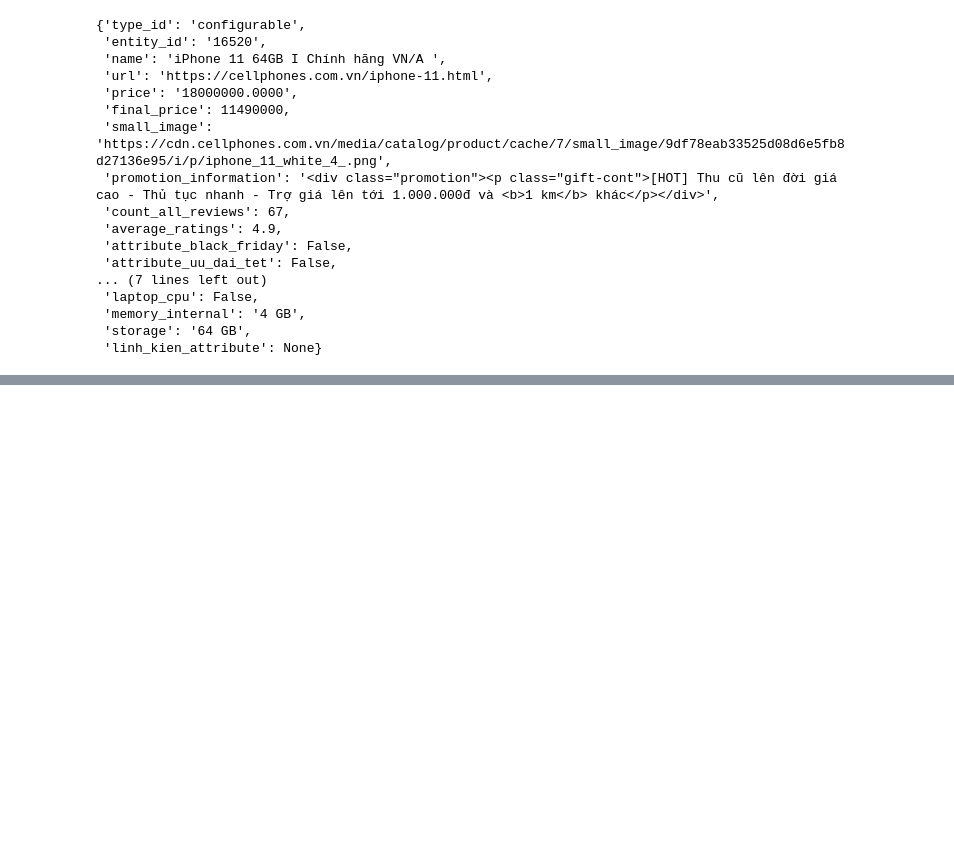
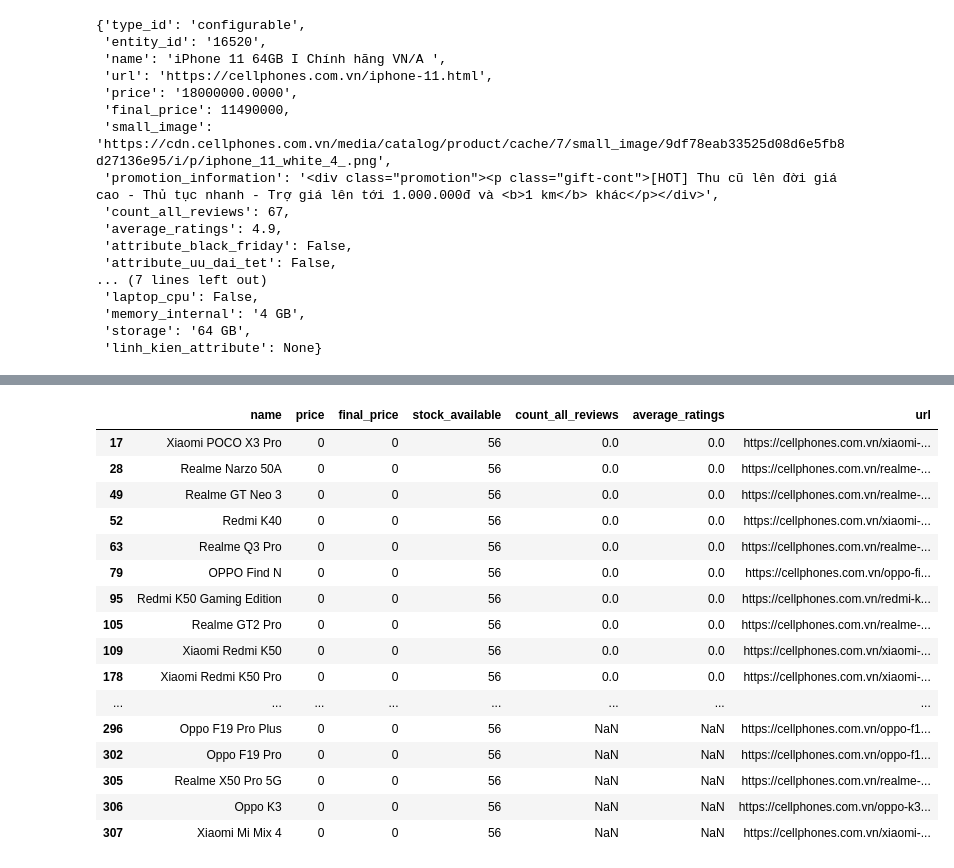
Before and after one commit to wind123mountain/Data-Integration-Project, a Jupyter notebook: Crawl_cellphones_data.ipynb, the cells around one changed output, grey strips where cells are left out. Cells and saved outputs as stored; diff of their text form; code cells hidden in the pictures; blank space fills up the shorter version.

```diff
--- a/Crawl_cellphones_data.ipynb
+++ b/Crawl_cellphones_data.ipynb
@@ -43,0 +127,21 @@ with open('Data\Cellphones\Cellphones_raw_data.json', "w", encoding="utf-8") as
+# %%
+with pd.option_context('display.max_colwidth', None):
+  display(df.query("price == 0")[['name', 'price', 'final_price', 'stock_available','count_all_reviews', 'average_ratings', 'url']])
+# %% [output]
+|  | name | price | final_price | stock_available | count_all_reviews | average_ratings | url |
+| 17 | Xiaomi POCO X3 Pro | 0 | 0 | 56 | 0.0 | 0.0 | https://cellphones.com.vn/xiaomi-... |
+| 28 | Realme Narzo 50A | 0 | 0 | 56 | 0.0 | 0.0 | https://cellphones.com.vn/realme-... |
+| 49 | Realme GT Neo 3 | 0 | 0 | 56 | 0.0 | 0.0 | https://cellphones.com.vn/realme-... |
+| 52 | Redmi K40 | 0 | 0 | 56 | 0.0 | 0.0 | https://cellphones.com.vn/xiaomi-... |
+| 63 | Realme Q3 Pro | 0 | 0 | 56 | 0.0 | 0.0 | https://cellphones.com.vn/realme-... |
+| 79 | OPPO Find N | 0 | 0 | 56 | 0.0 | 0.0 | https://cellphones.com.vn/oppo-fi... |
+| 95 | Redmi K50 Gaming Edition | 0 | 0 | 56 | 0.0 | 0.0 | https://cellphones.com.vn/redmi-k... |
+| 105 | Realme GT2 Pro | 0 | 0 | 56 | 0.0 | 0.0 | https://cellphones.com.vn/realme-... |
+| 109 | Xiaomi Redmi K50 | 0 | 0 | 56 | 0.0 | 0.0 | https://cellphones.com.vn/xiaomi-... |
+| 178 | Xiaomi Redmi K50 Pro | 0 | 0 | 56 | 0.0 | 0.0 | https://cellphones.com.vn/xiaomi-... |
+| ... | ... | ... | ... | ... | ... | ... | ... |
+| 296 | Oppo F19 Pro Plus | 0 | 0 | 56 | NaN | NaN | https://cellphones.com.vn/oppo-f1... |
+| 302 | Oppo F19 Pro | 0 | 0 | 56 | NaN | NaN | https://cellphones.com.vn/oppo-f1... |
+| 305 | Realme X50 Pro 5G | 0 | 0 | 56 | NaN | NaN | https://cellphones.com.vn/realme-... |
+| 306 | Oppo K3 | 0 | 0 | 56 | NaN | NaN | https://cellphones.com.vn/oppo-k3... |
+| 307 | Xiaomi Mi Mix 4 | 0 | 0 | 56 | NaN | NaN | https://cellphones.com.vn/xiaomi-... |
```
Also changed, not shown: parts of 13 cells of this notebook, 1 other file.
